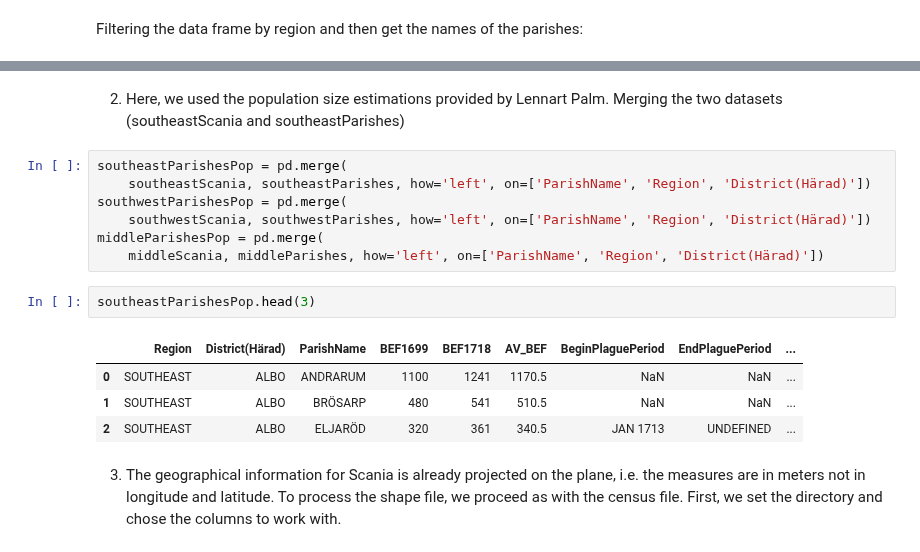
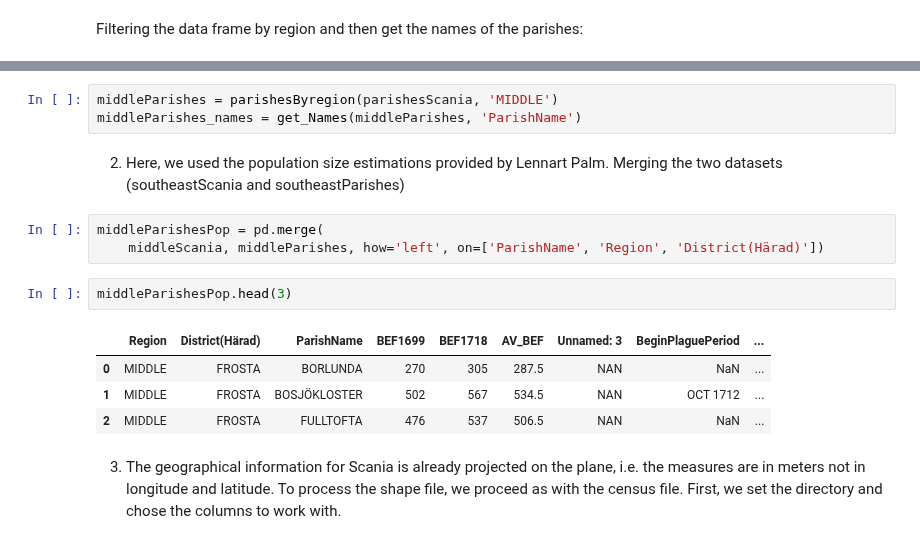
Before and after one commit to polislizarralde/PythonMathematicalModeling, a Jupyter notebook: docs/PlagueProject/middleScaniadatabase.ipynb, the cells around one changed output, grey strips where cells are left out. Saved outputs shown, nothing was run; the diff lists cells and outputs as text.

```diff
--- a/docs/PlagueProject/middleScaniadatabase.ipynb
+++ b/docs/PlagueProject/middleScaniadatabase.ipynb
@@ -141,19 +91,18 @@ len(southeastParishes_names)
+# %%
+middleParishes = parishesByregion(parishesScania, 'MIDDLE')
+middleParishes_names = get_Names(middleParishes, 'ParishName')
 # %% [markdown]
 2. Here, we used the population size estimations provided by Lennart Palm. Merging the two datasets (southeastScania and southeastParishes)
 # %%
-southeastParishesPop = pd.merge(
-    southeastScania, southeastParishes, how='left', on=['ParishName', 'Region', 'District(Härad)'])
-southwestParishesPop = pd.merge(
-    southwestScania, southwestParishes, how='left', on=['ParishName', 'Region', 'District(Härad)'])
 middleParishesPop = pd.merge(
     middleScania, middleParishes, how='left', on=['ParishName', 'Region', 'District(Härad)'])
 # %%
-southeastParishesPop.head(3)
+middleParishesPop.head(3)
 # %% [output]
-|  | Region | District(Härad) | ParishName | BEF1699 | BEF1718 | AV_BEF | BeginPlaguePeriod | EndPlaguePeriod | ... |
-| 0 | SOUTHEAST | ALBO | ANDRARUM | 1100 | 1241 | 1170.5 | NaN | NaN | ... |
-| 1 | SOUTHEAST | ALBO | BRÖSARP | 480 | 541 | 510.5 | NaN | NaN | ... |
-| 2 | SOUTHEAST | ALBO | ELJARÖD | 320 | 361 | 340.5 | JAN 1713 | UNDEFINED | ... |
+|  | Region | District(Härad) | ParishName | BEF1699 | BEF1718 | AV_BEF | Unnamed: 3 | BeginPlaguePeriod | ... |
+| 0 | MIDDLE | FROSTA | BORLUNDA | 270 | 305 | 287.5 | NAN | NaN | ... |
+| 1 | MIDDLE | FROSTA | BOSJÖKLOSTER | 502 | 567 | 534.5 | NAN | OCT 1712 | ... |
+| 2 | MIDDLE | FROSTA | FULLTOFTA | 476 | 537 | 506.5 | NAN | NaN | ... |
 # %% [markdown]
 3. The geographical information for Scania is already projected on the plane, i.e. the measures are in meters not in longitude and latitude. To process the shape file, we proceed as with the census file. First, we set the directory and chose the columns to work with.
 # %%
```
Also changed, not shown: parts of 69 cells of this notebook.
